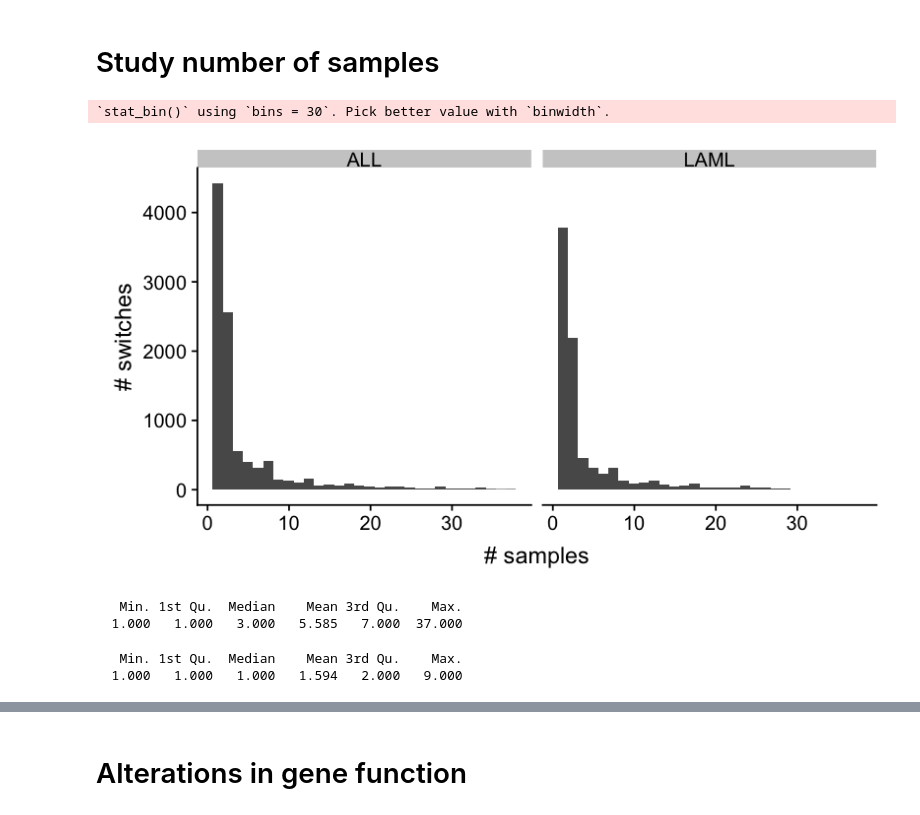
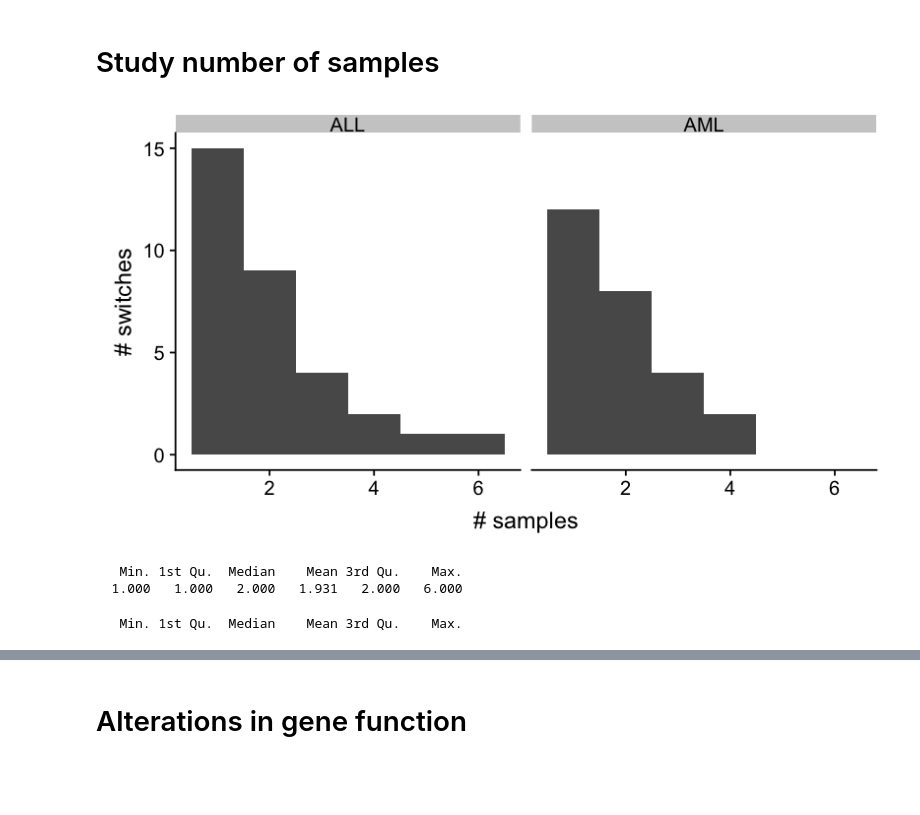
Before and after one commit to hclimente/miallma, a Jupyter notebook: doc/leukemias.ipynb, the cells around one changed output, grey strips where cells are left out. Cells and saved outputs as stored; diff of their text form; code cells hidden in the pictures; blank space fills up the shorter version.

Commit message:
added results

```diff
--- a/doc/leukemias.ipynb
+++ b/doc/leukemias.ipynb
@@ -9,7 +9,7 @@ palette_driver = c('Driver' = "#b2182b",
                    'No' = 'gray80',
                    'Driver interactor' = "#fecc5c")
 
-results <- '../../results/trans/'
+results <- '../results/'
 data <- '../data/'
 
-tumors <- c('ALL_TARGET_Liquid', 'LAML_TARGET_Liquid')
+tumors <- c('ALL', 'AML')
@@ -28,19 +18,17 @@ switches <- lapply(tumors, function(t) paste0(results, t, '/switches_final.tsv')
        lapply(read_tsv, col_types = 'ccccciiiicc') %>%
        bind_rows %>%
        mutate(Driver = ifelse(Driver == 'Foreign driver', 'Driver', Driver),
-              num_samples = strsplit(Samples, ',') %>% lapply(length) %>% unlist,
-              Experiment = gsub('_TARGET_Liquid_trans', '', Experiment))
+              num_samples = strsplit(Samples, ',') %>% lapply(length) %>% unlist)
 # %% [markdown]
 # Study number of samples
 # %%
 options(repr.plot.width=6.7, repr.plot.height=3.75)
 ggplot(switches, aes(num_samples)) +
-    geom_histogram() +
+    geom_histogram(bins = 6) +
     facet_grid(. ~ Experiment) +
     labs(x = '# samples', y = '# switches')
 # %% [output]
-`stat_bin()` using `bins = 30`. Pick better value with `binwidth`.
-[figure, old version]
+[figure, new version]
 # %%
 # Select main switches: 1 switch per gene, the one ocurring in more samples
 main_switches <- group_by(switches, Experiment, GeneId) %>%
@@ -51,7 +39,7 @@ main_switches <- group_by(switches, Experiment, GeneId) %>%
 summary(main_switches$num_samples)
 # %% [output]
    Min. 1st Qu.  Median    Mean 3rd Qu.    Max.
-  1.000   1.000   3.000   5.585   7.000  37.000
+  1.000   1.000   2.000   1.931   2.000   6.000
 # %%
 # Select noise switches: the switch opposite to the main switches
 noise_switches <- full_join(switches, main_switches, by = c('Experiment', 'GeneId')) %>%
@@ -65,7 +53,6 @@ noise_switches <- full_join(switches, main_switches, by = c('Experiment', 'GeneI
 summary(noise_switches$num_samples)
 # %% [output]
    Min. 1st Qu.  Median    Mean 3rd Qu.    Max.
-  1.000   1.000   1.000   1.594   2.000   9.000
 # %%
 min_all <- quantile(noise_switches$num_samples[noise_switches$Experiment == 'ALL'], 0.99)
 min_all
```
Also changed, not shown: parts of 8 cells of this notebook, 16 other files.
